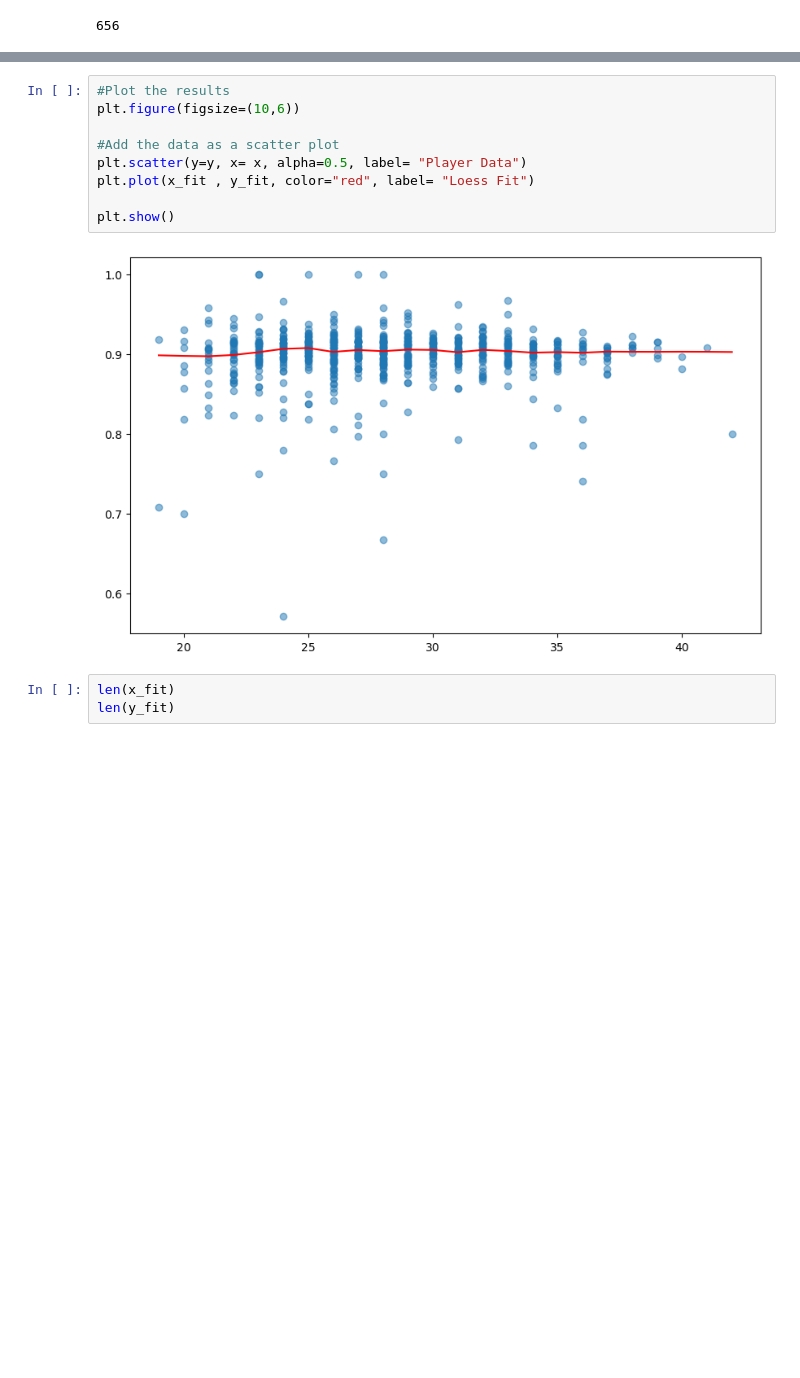
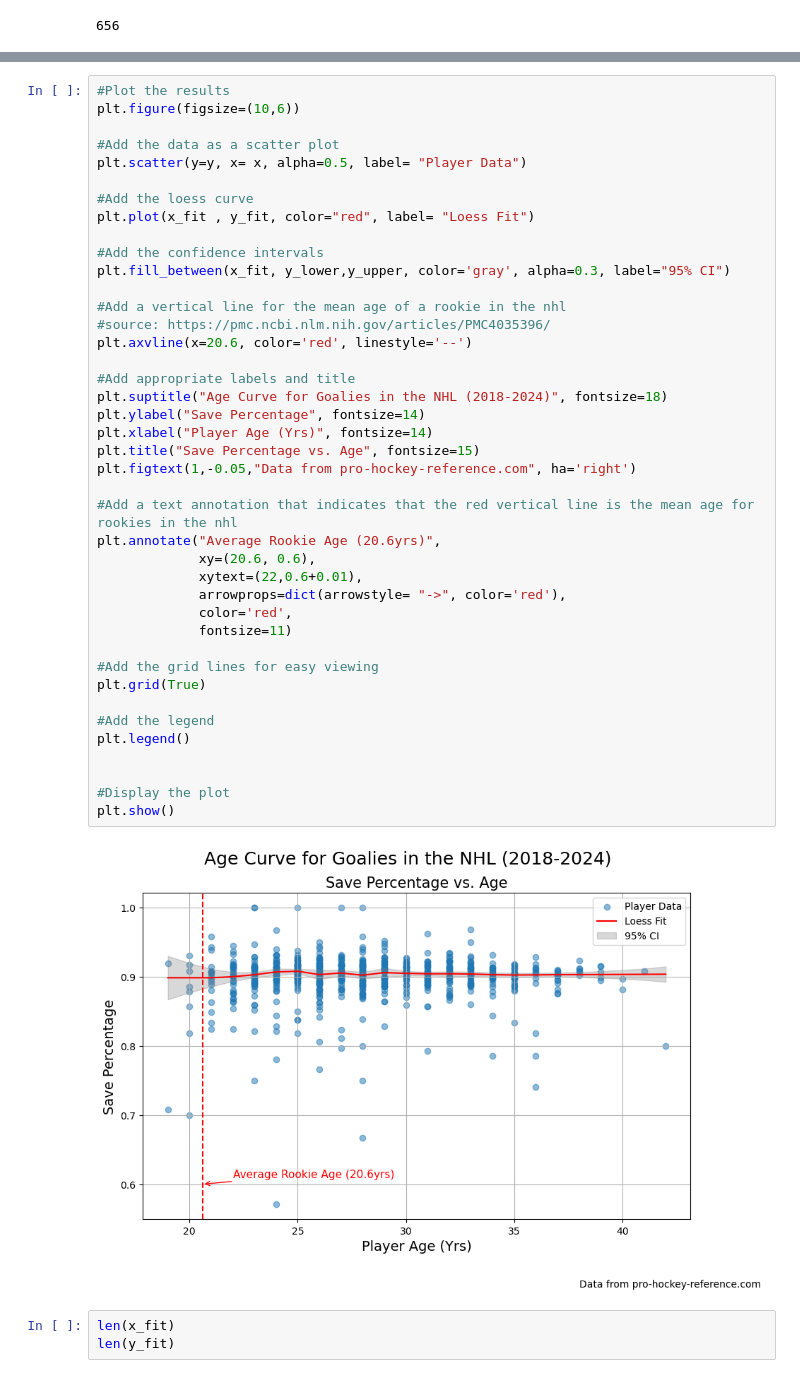
Before and after one commit to cfar506/DSCI235-Project, a Jupyter notebook: 235_Project/goalie_loess.ipynb, the cells around one changed output, grey strips where cells are left out. Saved outputs shown, nothing was run; the diff lists cells and outputs as text; blank space fills up the shorter version.

Commit message:
completed the plotting for goalies and nice formatting and labels

```diff
--- a/235_Project/goalie_loess.ipynb
+++ b/235_Project/goalie_loess.ipynb
@@ -54,14 +90,46 @@ y_fit = goalie_fit[:,1]
 # %%
 #Plot the results
 plt.figure(figsize=(10,6))
 
 #Add the data as a scatter plot
 plt.scatter(y=y, x= x, alpha=0.5, label= "Player Data")
+
+#Add the loess curve
 plt.plot(x_fit , y_fit, color="red", label= "Loess Fit")
 
+#Add the confidence intervals
+plt.fill_between(x_fit, y_lower,y_upper, color='gray', alpha=0.3, label="95% CI")
+
+#Add a vertical line for the mean age of a rookie in the nhl
+#source: https://pmc.ncbi.nlm.nih.gov/articles/PMC4035396/
+plt.axvline(x=20.6, color='red', linestyle='--')
+
+#Add appropriate labels and title
+plt.suptitle("Age Curve for Goalies in the NHL (2018-2024)", fontsize=18)
+plt.ylabel("Save Percentage", fontsize=14)
+plt.xlabel("Player Age (Yrs)", fontsize=14)
+plt.title("Save Percentage vs. Age", fontsize=15)
+plt.figtext(1,-0.05,"Data from pro-hockey-reference.com", ha='right')
+
+#Add a text annotation that indicates that the red vertical line is the mean age for rookies in the nhl
+plt.annotate("Average Rookie Age (20.6yrs)",
+             xy=(20.6, 0.6),
+             xytext=(22,0.6+0.01),
+             arrowprops=dict(arrowstyle= "->", color='red'),
+             color='red',
+             fontsize=11)
+
+#Add the grid lines for easy viewing
+plt.grid(True)
+
+#Add the legend
+plt.legend()
+
+
+#Display the plot
 plt.show()
 # %% [output]
-[figure, old version]
+[figure, new version]
 # %%
 len(x_fit)
 len(y_fit)
```
Also changed, not shown: parts of 1 cell of this notebook.
